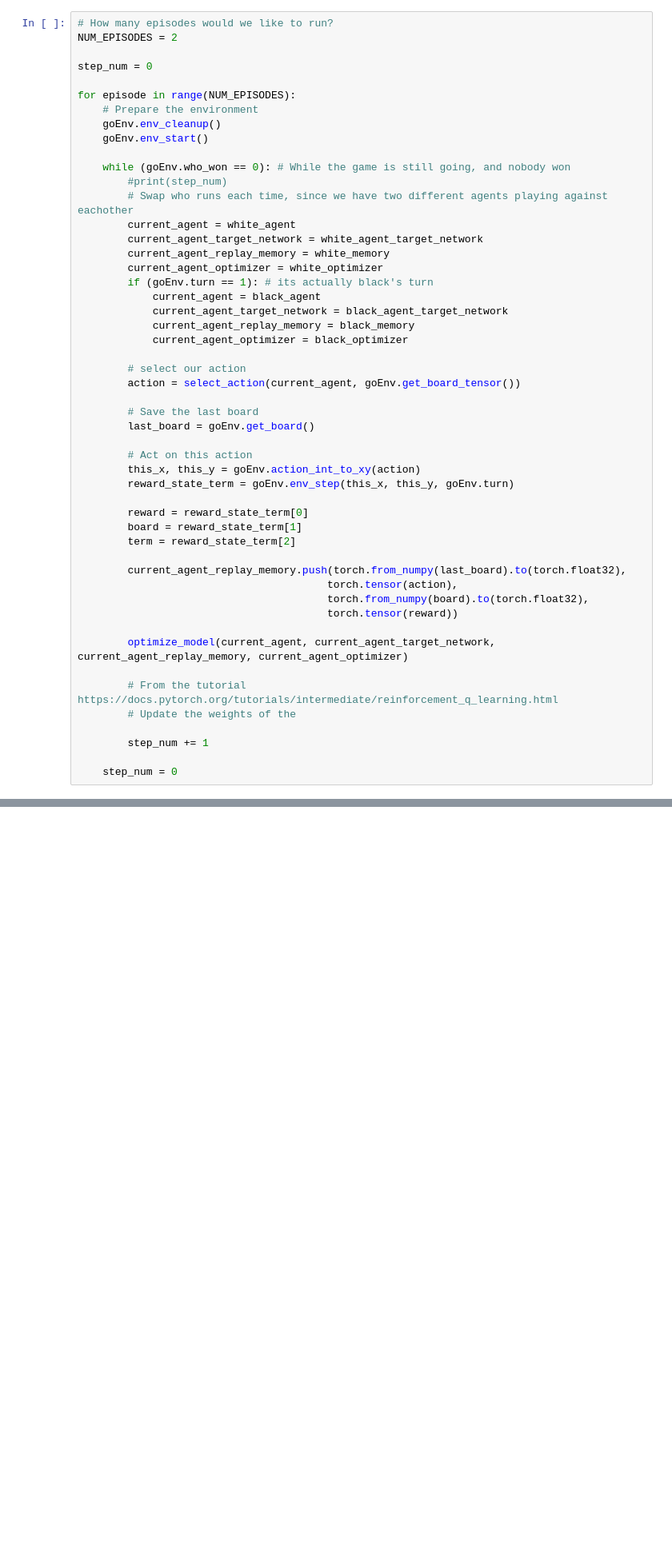
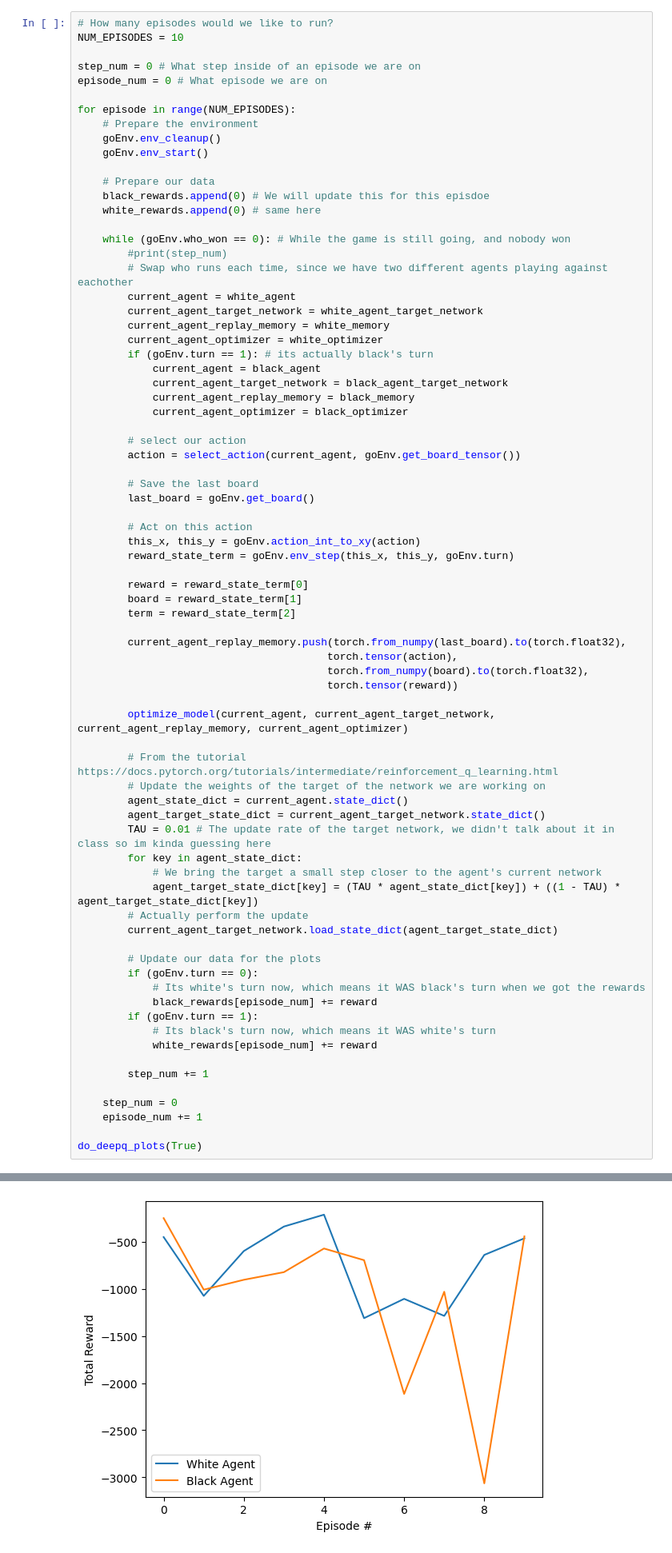
Before and after one commit to Lufferly/csc496FinalThing, a Jupyter notebook: final.ipynb, the cells around one changed output, grey strips where cells are left out. Shown at 80% size. Cells and saved outputs as stored; diff of their text form; blank space fills up the shorter version.

```diff
--- a/final.ipynb
+++ b/final.ipynb
@@ -607,14 +635,19 @@ def optimize_model(agent_policy_network, agent_target_network, agent_replay_memo
 Next step: Actually implementing the training loop
 # %%
 # How many episodes would we like to run?
-NUM_EPISODES = 2
+NUM_EPISODES = 10
 
-step_num = 0
+step_num = 0 # What step inside of an episode we are on
+episode_num = 0 # What episode we are on
 
 for episode in range(NUM_EPISODES):
     # Prepare the environment
     goEnv.env_cleanup()
     goEnv.env_start()
+
+    # Prepare our data
+    black_rewards.append(0) # We will update this for this episdoe
+    white_rewards.append(0) # same here
 
     while (goEnv.who_won == 0): # While the game is still going, and nobody won
         #print(step_num)
@@ -651,9 +684,28 @@ for episode in range(NUM_EPISODES):
         optimize_model(current_agent, current_agent_target_network, current_agent_replay_memory, current_agent_optimizer)
 
         # From the tutorial https://docs.pytorch.org/tutorials/intermediate/reinforcement_q_learning.html
-        # Update the weights of the
+        # Update the weights of the target of the network we are working on
+        agent_state_dict = current_agent.state_dict()
+        agent_target_state_dict = current_agent_target_network.state_dict()
+        TAU = 0.01 # The update rate of the target network, we didn't talk about it in class so im kinda guessing here
+        for key in agent_state_dict:
+            # We bring the target a small step closer to the agent's current network
+            agent_target_state_dict[key] = (TAU * agent_state_dict[key]) + ((1 - TAU) * agent_target_state_dict[key])
+        # Actually perform the update
+        current_agent_target_network.load_state_dict(agent_target_state_dict)
+
+        # Update our data for the plots
+        if (goEnv.turn == 0):
+            # Its white's turn now, which means it WAS black's turn when we got the rewards
+            black_rewards[episode_num] += reward
+        if (goEnv.turn == 1):
+            # Its black's turn now, which means it WAS white's turn
+            white_rewards[episode_num] += reward
 
         step_num += 1
 
     step_num = 0
+    episode_num += 1
+
+do_deepq_plots(True)
 # %% [output]
@@ -695,0 +714 @@ Consider using tensor.detach() first. (Triggered internally at C:\actions-runner
+[figure, added]
```
Also changed, not shown: parts of 3 cells of this notebook.
